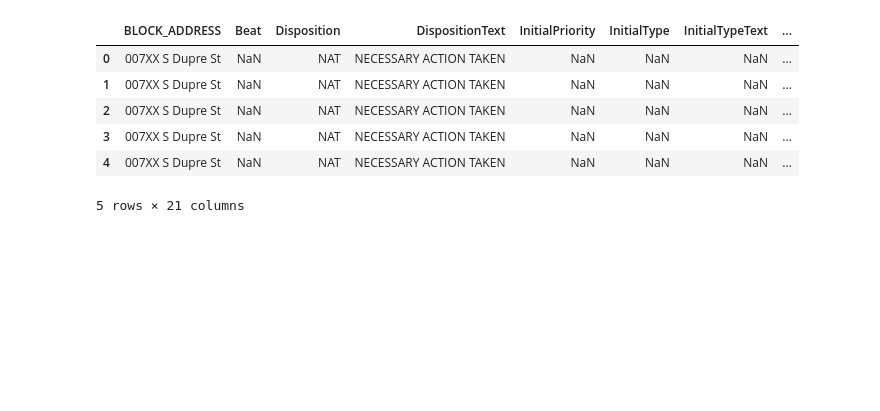
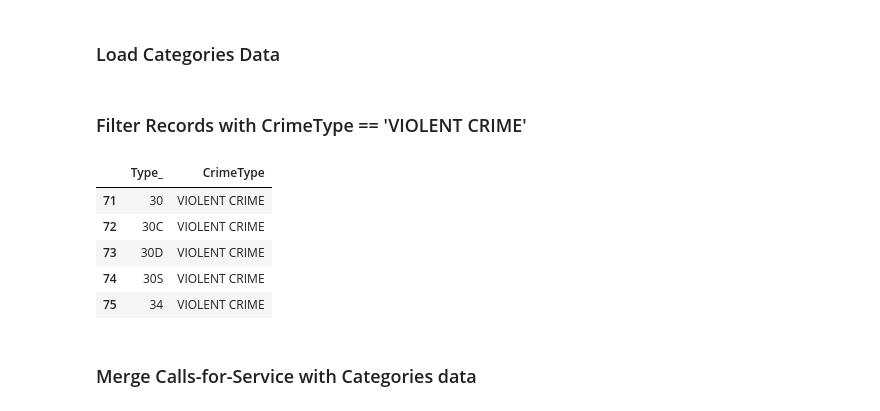
Before and after one commit to nikhilba/NOLA, a Jupyter notebook: Analysis/Calls_for_Service.ipynb, the cells around one changed output. Drawn from its saved outputs; the diff is of its cells as text; code cells hidden in the pictures; blank space fills up the shorter version.

Commit message:
Merge CFS with Categories

```diff
--- a/Analysis/Calls_for_Service.ipynb
+++ b/Analysis/Calls_for_Service.ipynb
@@ -18,10 +91,32 @@ dataframe = pd.concat(dfs, ignore_index=True)
+# %% [markdown]
+### Load Categories Data
+# %%
+# Set location of file
+fname = "..\\Datasets\\Raw_Data\\MAX_CFS_UCR_Categories.xlsx"
+
+# Load file
+crime_types = pd.read_excel(fname,sheetname='Sheet1')
+
+# Select required columns
+crime_types = crime_types.ix[:,['Code','UCR MAIN']]
+
+# Rename columns
+crime_types.rename(columns={'Code':'Type_','UCR MAIN':'CrimeType'},inplace=True)
+
+# Change datatype of column Type_ to String
+crime_types.Type_ = crime_types.Type_.apply(str)
+# %% [markdown]
+### Filter Records with CrimeType == 'VIOLENT CRIME'
+# %%
+crime_types = crime_types[crime_types.CrimeType == 'VIOLENT CRIME']
 # %%
-dataframe.head()
+crime_types.head()
 # %% [output]
-|  | BLOCK_ADDRESS | Beat | Disposition | DispositionText | InitialPriority | InitialType | InitialTypeText | ... |
-| 0 | 007XX S Dupre St | NaN | NAT | NECESSARY ACTION TAKEN | NaN | NaN | NaN | ... |
-| 1 | 007XX S Dupre St | NaN | NAT | NECESSARY ACTION TAKEN | NaN | NaN | NaN | ... |
-| 2 | 007XX S Dupre St | NaN | NAT | NECESSARY ACTION TAKEN | NaN | NaN | NaN | ... |
-| 3 | 007XX S Dupre St | NaN | NAT | NECESSARY ACTION TAKEN | NaN | NaN | NaN | ... |
-| 4 | 007XX S Dupre St | NaN | NAT | NECESSARY ACTION TAKEN | NaN | NaN | NaN | ... |
+|  | Type_ | CrimeType |
+| 71 | 30 | VIOLENT CRIME |
+| 72 | 30C | VIOLENT CRIME |
+| 73 | 30D | VIOLENT CRIME |
+| 74 | 30S | VIOLENT CRIME |
+| 75 | 34 | VIOLENT CRIME |
-5 rows × 21 columns
+# %% [markdown]
+### Merge Calls-for-Service with Categories data
```
Also changed, not shown: parts of 24 cells of this notebook.
